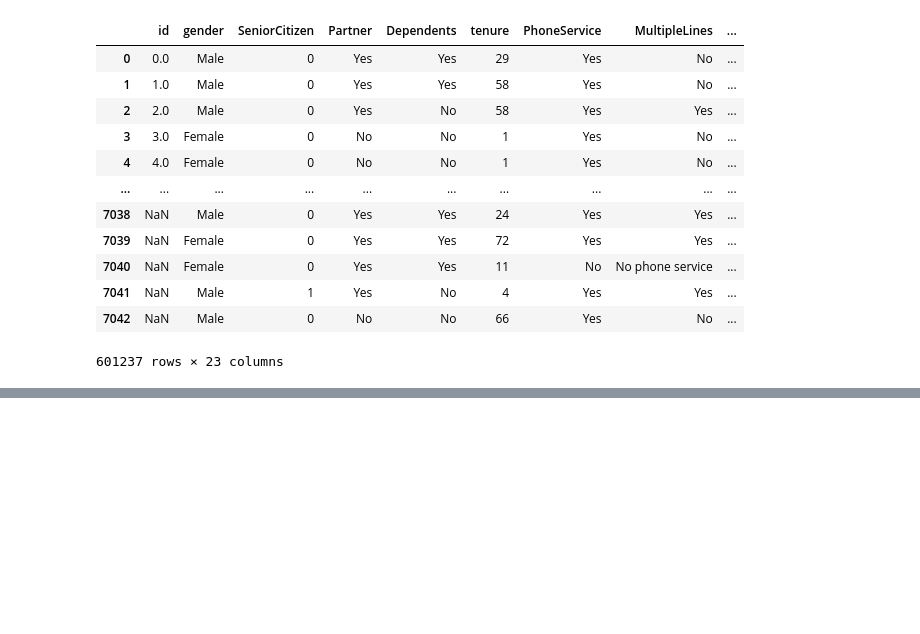
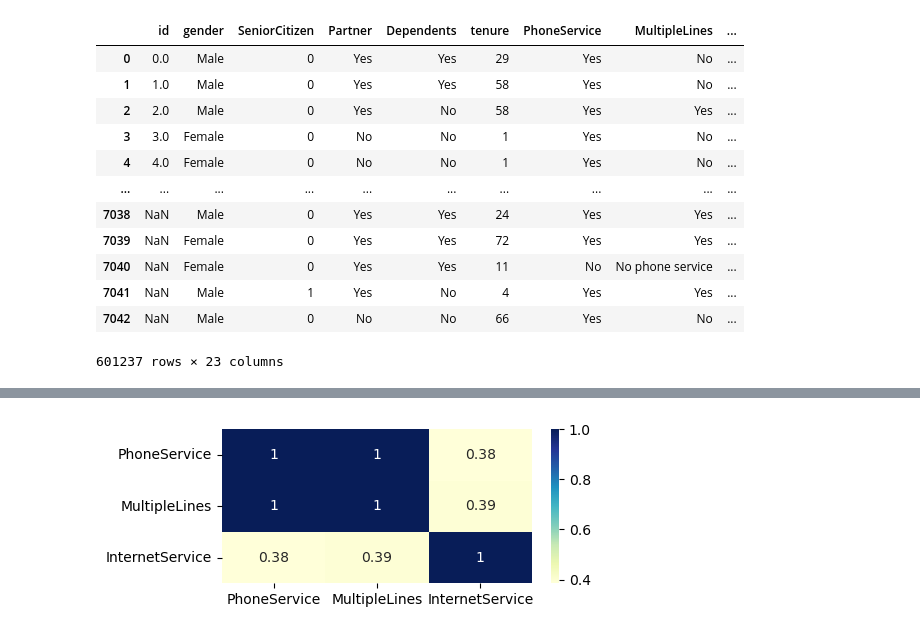
Before and after one commit to cookekieran/Kaggle-Competitions, a Jupyter notebook: Predicting Customer churn/Ideas & EDA.ipynb, the cells around one changed output, grey strips where cells are left out. Saved outputs shown, nothing was run; the diff lists cells and outputs as text; code cells hidden in the pictures; blank space fills up the shorter version.

```diff
--- a/Predicting Customer churn/Ideas & EDA.ipynb
+++ b/Predicting Customer churn/Ideas & EDA.ipynb
@@ -705,0 +763,15 @@ original_df
+# %%
+plt.figure(figsize=(5,2))
+
+cat_vars = ['PhoneService', 'MultipleLines', 'InternetService']
+matrix = pd.DataFrame(index=cat_vars, columns=cat_vars)
+
+for col1 in cat_vars:
+    for col2 in cat_vars:
+        matrix.loc[col1, col2] = cramers_v(train_df[col1], train_df[col2])
+
+# Plot it
+sns.heatmap(matrix.astype(float), annot=True, cmap='YlGnBu')
+plt.show()
+# %% [output]
+[figure, added]
```
Also changed, not shown: parts of 6 cells of this notebook.
